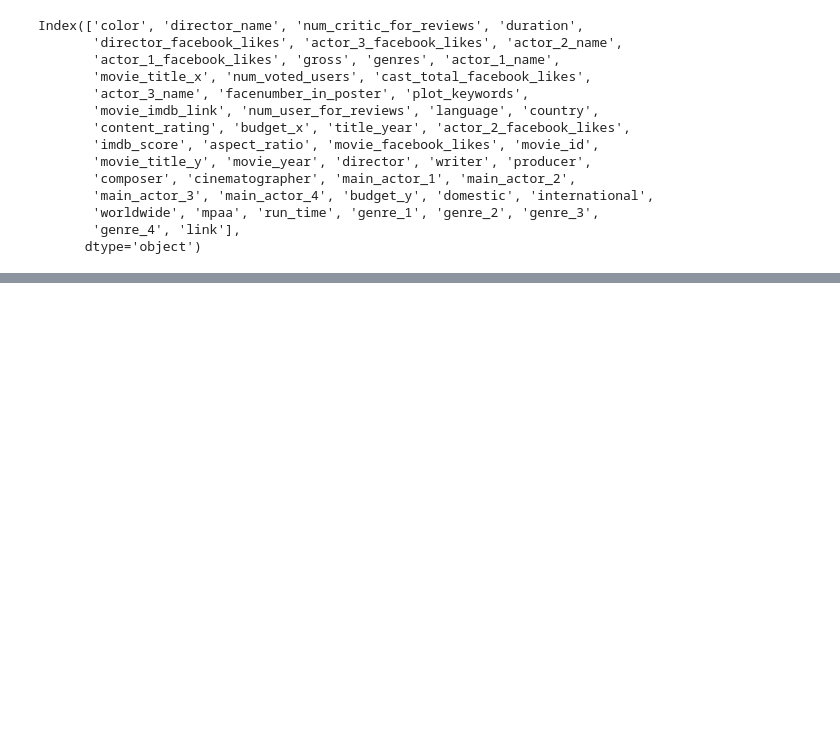
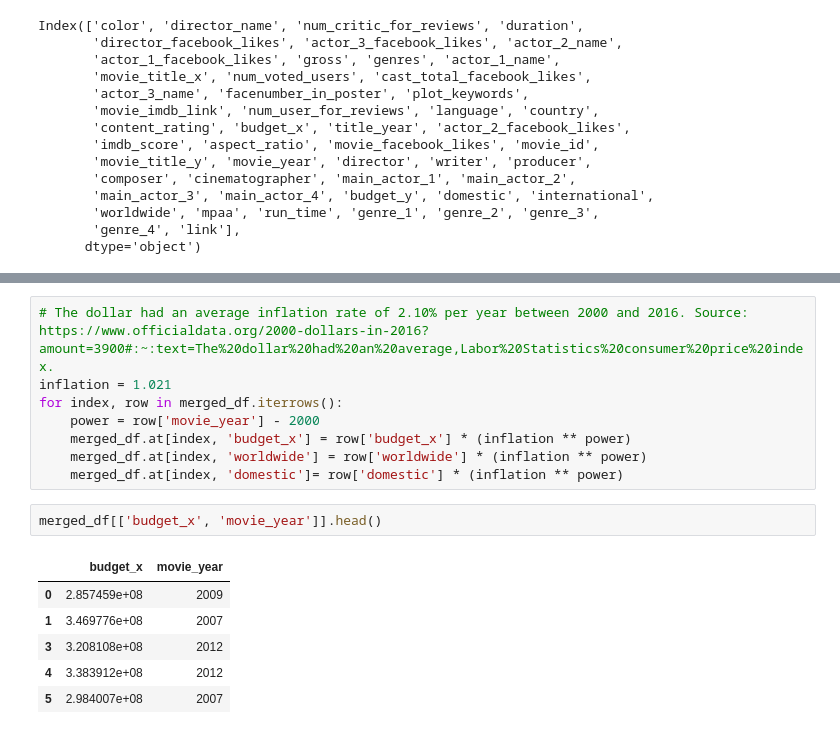
Before and after one commit to mpourostad/MovieRevenuePrediction, a Jupyter notebook: data_visualization.ipynb, the cells around one changed output, grey strips where cells are left out. Saved outputs shown, nothing was run; the diff lists cells and outputs as text; blank space fills up the shorter version.

```diff
--- a/data_visualization.ipynb
+++ b/data_visualization.ipynb
@@ -142,0 +163,17 @@ merged_df = merged_df.drop(['run_time', 'budget_y', 'director_name', 'genres', '
+# %%
+# The dollar had an average inflation rate of 2.10% per year between 2000 and 2016. Source: https://www.officialdata.org/2000-dollars-in-2016?amount=3900#:~:text=The%20dollar%20had%20an%20average,Labor%20Statistics%20consumer%20price%20index.
+inflation = 1.021
+for index, row in merged_df.iterrows():
+    power = row['movie_year'] - 2000
+    merged_df.at[index, 'budget_x'] = row['budget_x'] * (inflation ** power)
+    merged_df.at[index, 'worldwide'] = row['worldwide'] * (inflation ** power)
+    merged_df.at[index, 'domestic']= row['domestic'] * (inflation ** power)
+# %%
+merged_df[['budget_x', 'movie_year']].head()
+# %% [output]
+|  | budget_x | movie_year |
+| 0 | 2.857459e+08 | 2009 |
+| 1 | 3.469776e+08 | 2007 |
+| 3 | 3.208108e+08 | 2012 |
+| 4 | 3.383912e+08 | 2012 |
+| 5 | 2.984007e+08 | 2007 |
```
Also changed, not shown: parts of 11 cells of this notebook.
